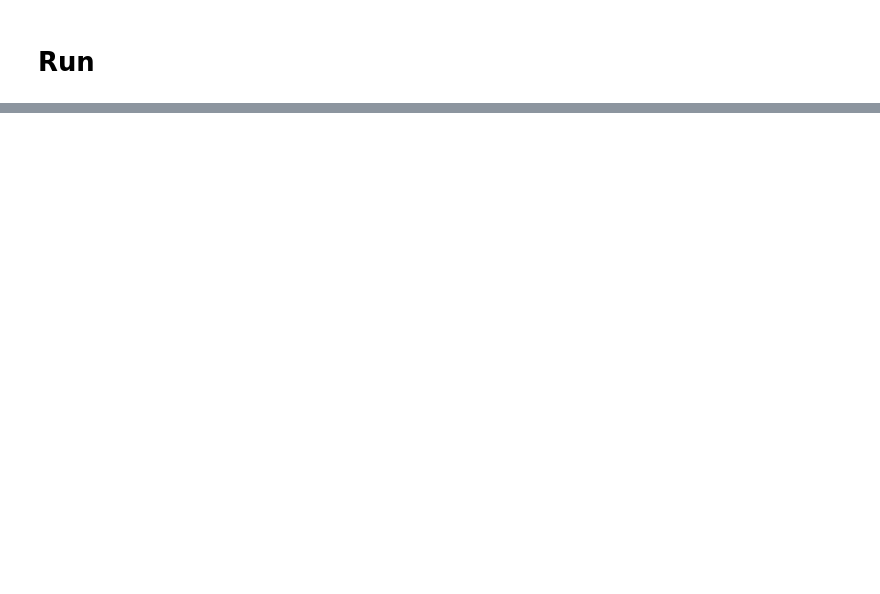
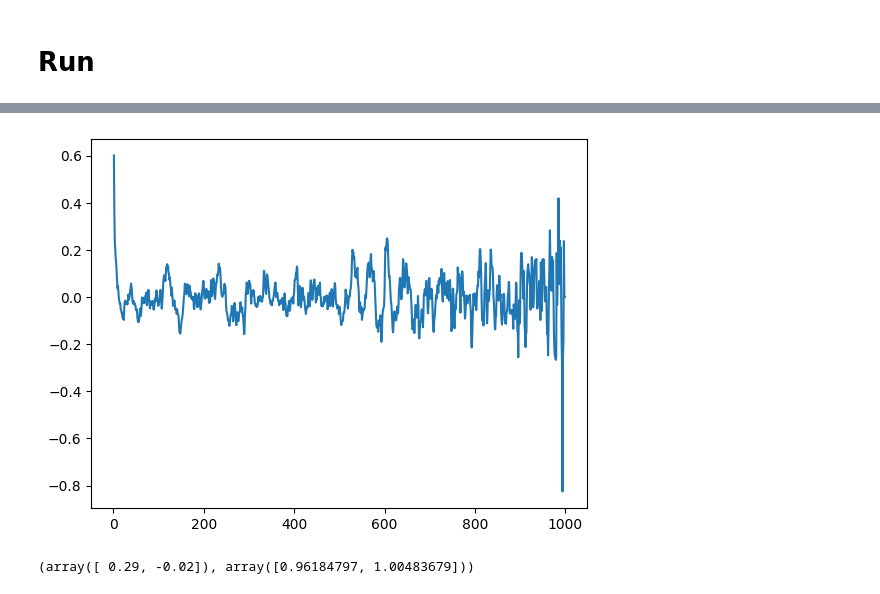
Before and after one commit to jocelas/ACOMP, a Jupyter notebook: sht3/ising_mc.ipynb, the cells around one changed output, grey strips where cells are left out. Saved outputs shown, nothing was run; the diff lists cells and outputs as text; code cells hidden in the pictures; blank space fills up the shorter version.

Commit message:
implemented and calcluated spin-spin correlation function

```diff
--- a/sht3/ising_mc.ipynb
+++ b/sht3/ising_mc.ipynb
@@ -376,0 +431,55 @@ system.print()
+# %%
+def compute_autocorrelation(steps, magnetization):
+    autocorr = empty(steps)
+    for k in range(steps):
+        m_avg = mean(magnetization[:-k])
+        m_k_avg = mean(magnetization[k:])
+        corr = 0.0
+        for i in range(steps-k):
+            corr +=  magnetization[i]*magnetization[i+k]
+        corr /= (steps-k)
+        autocorr[k] = corr - m_avg * m_k_avg
+    return autocorr
+# %%
+magnetization_variance = var(magnetization)
+
+normalized_autocorrelation_function = compute_autocorrelation(steps, magnetization) / magnetization_variance
+
+plt.plot(arange(steps), normalized_autocorrelation_function)
+plt.show()
+# %% [output]
+[figure, added]
+# %%
+def spin_correlation_analytical(r, T, h_over_j):
+    '''
+    calculate spin correlation of 0 and r (instead of i and j)
+    '''
+    beta = 1.0 / T
+    h = h_over_j
+
+    # gap in eigenvalues of the transfer matrix
+    Delta = sqrt(exp(-2*beta) + exp(2*beta)*(sinh(beta*h))**2)
+    lam1 = exp(beta)*cosh(beta*h) + Delta
+    lam2 = exp(beta)*cosh(beta*h) - Delta
+
+    # spontaneous magnetization
+    m = sinh(beta*h) / sqrt(sinh(beta*h)**2 + exp(-4*beta))
+
+    # full two-point function
+    return m**2 + (1 - m**2) * (lam2/lam1)**r
+
+def spin_correlation_numerical(system, steps, r):
+
+    if (r >= system.N).any() or (r < 0).any():
+        raise ValueError("Index out of bounds.")
+
+    spin_correlation = empty((steps,len(r)))
+    for i in range(steps):
+        for j in range(len(r)):
+            spin_correlation[i,j] = system.config[0] * system.config[r[j]]
+            system.do_sweep()
+    return mean(spin_correlation, axis = 0), std(spin_correlation, axis = 0, ddof= 2)
+
+spin_correlation_numerical(system, 200, array([1,5]))
+# %% [output]
+(array([ 0.29, -0.02]), array([0.96184797, 1.00483679]))
```
Also changed, not shown: parts of 8 cells of this notebook.
